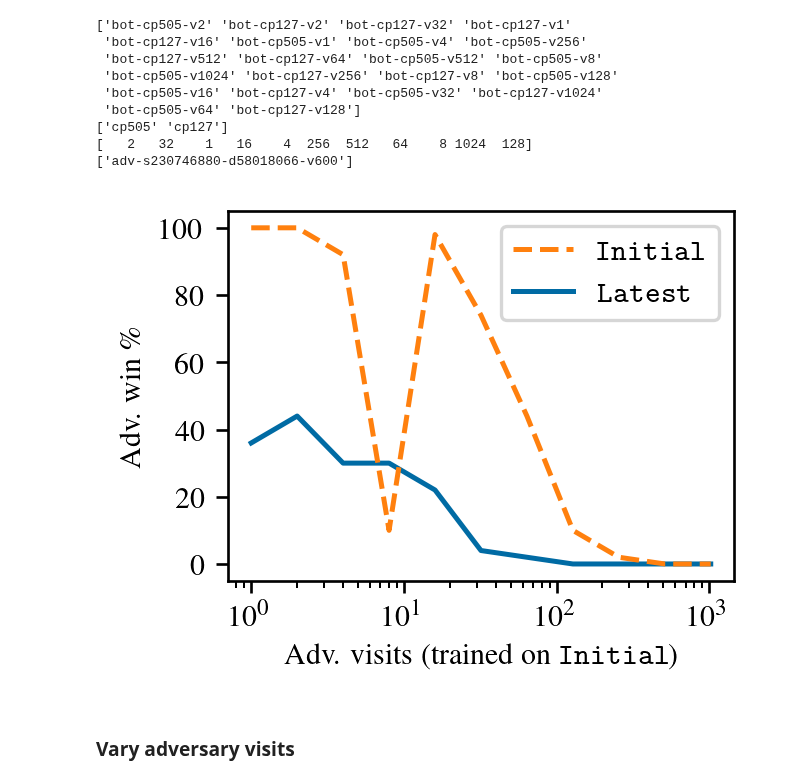
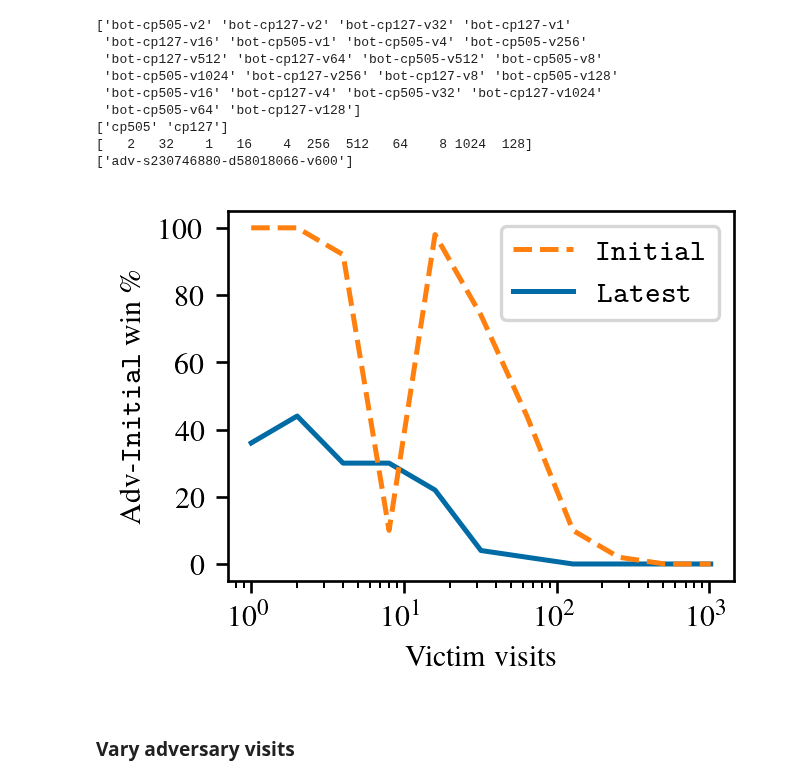
Before and after one commit to AlignmentResearch/go_attack, a Jupyter notebook: notebooks/iclr2022/plots.ipynb, the cells around one changed output. Saved outputs shown, nothing was run; the diff lists cells and outputs as text; code cells hidden in the pictures.

```diff
--- a/notebooks/iclr2022/plots.ipynb
+++ b/notebooks/iclr2022/plots.ipynb
@@ -329,7 +329,7 @@ plt.savefig("adv505-transfer.svg")
 # %% [markdown]
 ### b10 cp127 adversary
 # %%
-sgf_paths = game_info.find_sgf_files(pathlib.Path("/nas/ucb/ttseng/go_attack/match/b10-vs-v-sweep/sgfs"))
+sgf_paths = game_info.find_sgf_files(pathlib.Path("/nas/ucb/ttseng/go_attack/match/b10-vs-v1to1024/sgfs"))
 
 game_infos = list(game_info.read_and_parse_all_files(
     sgf_paths,
@@ -360,34 +360,34 @@ print(df.adv_name.unique())
 # %%
 fig, axs = plt.subplots(
     1,
     1,
     constrained_layout=True,
     figsize=(2.64049, 2),
     dpi=240,
     gridspec_kw={"height_ratios": [10]},
 )
 
 victim_net: str
 for victim_net in df.victim_net.unique():
     (100 * df.query(f"victim_net == '{victim_net}'").groupby(
         "victim_visits"
     ).mean(numeric_only=True).adv_win).plot(
         label="$\\texttt{Latest}$" if victim_net == "cp505" else "$\\texttt{Initial}$",
         linestyle="--" if victim_net == "cp127" else None,
     )
 
 plt.ylim(-5, 105)
 plt.xscale("log")
-plt.ylabel("Adv. win \\%")
+plt.ylabel("Adv-$\\texttt{Initial}$ win \\%")
 # plt.title("cp505 adversary vs. victims")
-plt.xlabel("Adv. visits (trained on $\\texttt{Initial}$)")
+plt.xlabel("Victim visits")
 
 handles, labels = plt.gca().get_legend_handles_labels()
 plt.legend(handles[::-1], labels[::-1])
 # plt.legend();
 plt.savefig("adv127-transfer.svg")
 # %% [output]
-[figure, old version]
+[figure, new version]
 # %% [markdown]
 ### Vary adversary visits
 # %%
```
Also changed, not shown: parts of 1 cell of this notebook.
